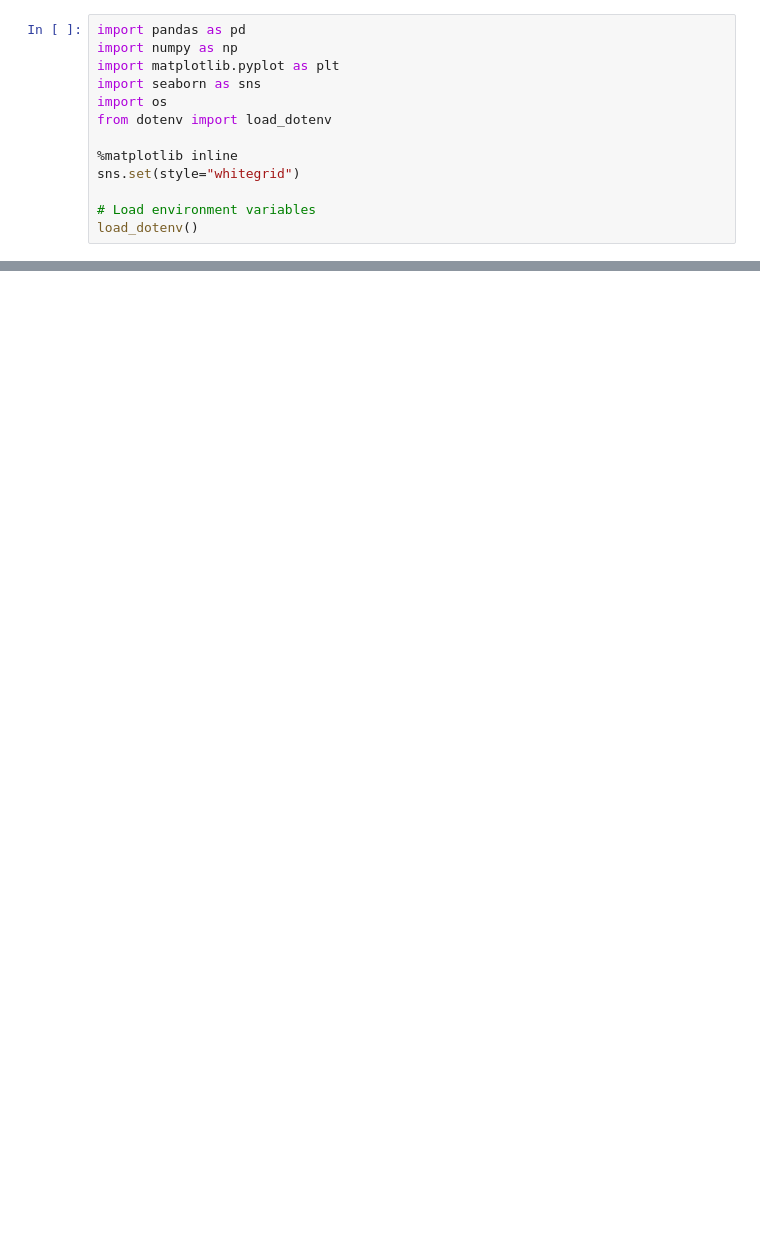
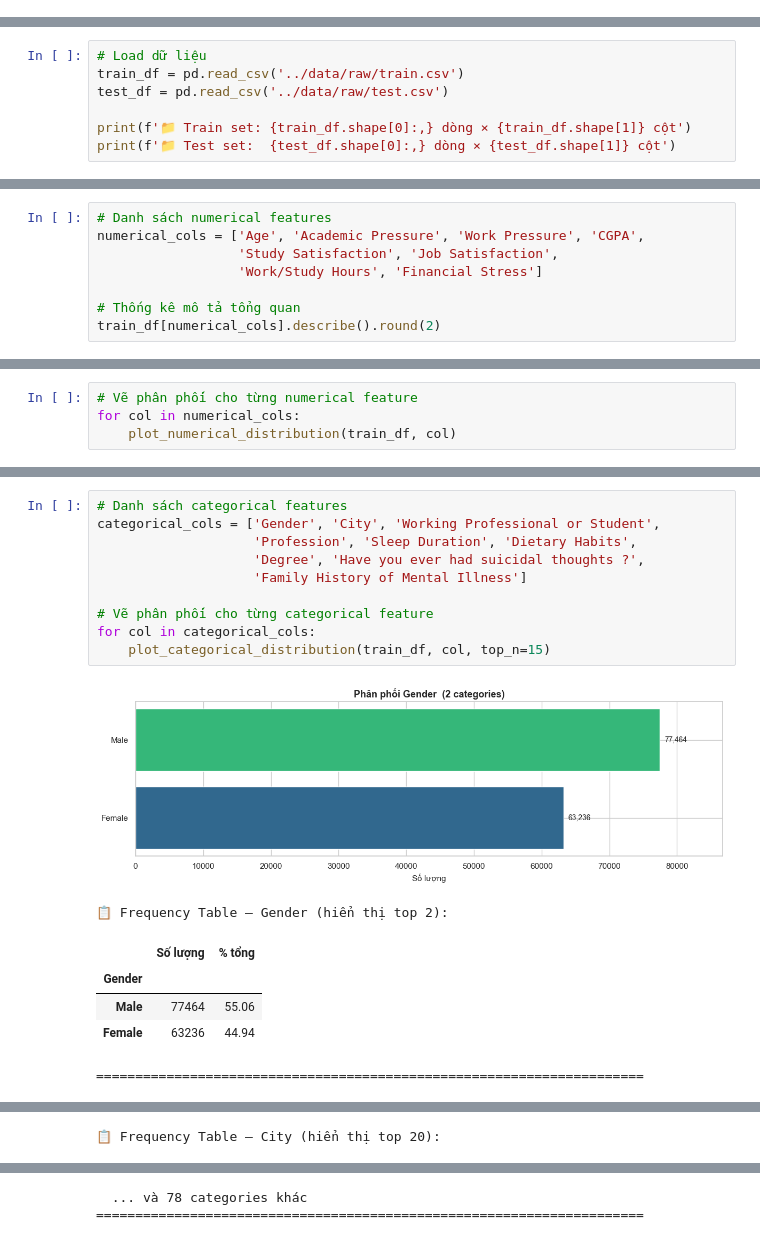
Before and after one commit to thkt2110/mental-health-depression-prediction, a Jupyter notebook: notebooks/01_eda.ipynb, the cells around one changed output, grey strips where cells are left out. Saved outputs shown, nothing was run; the diff lists cells and outputs as text; blank space fills up the shorter version.

Commit message:
feat(eda): add explorating data analysis

```diff
--- a/notebooks/01_eda.ipynb
+++ b/notebooks/01_eda.ipynb
@@ -14,13 +0,0 @@ This notebook focuses on exploring the raw dataset to understand its structure,
-# %%
-import pandas as pd
-import numpy as np
-import matplotlib.pyplot as plt
-import seaborn as sns
-import os
-from dotenv import load_dotenv
-
-%matplotlib inline
-sns.set(style="whitegrid")
-
-# Load environment variables
-load_dotenv()
@@ -46,0 +75,7 @@ Summary of findings from EDA...
+# %%
+# Load dữ liệu
+train_df = pd.read_csv('../data/raw/train.csv')
+test_df = pd.read_csv('../data/raw/test.csv')
+
+print(f'📁 Train set: {train_df.shape[0]:,} dòng × {train_df.shape[1]} cột')
+print(f'📁 Test set:  {test_df.shape[0]:,} dòng × {test_df.shape[1]} cột')
@@ -46,0 +246,8 @@ Summary of findings from EDA...
+# %%
+# Danh sách numerical features
+numerical_cols = ['Age', 'Academic Pressure', 'Work Pressure', 'CGPA',
+                  'Study Satisfaction', 'Job Satisfaction',
+                  'Work/Study Hours', 'Financial Stress']
+
+# Thống kê mô tả tổng quan
+train_df[numerical_cols].describe().round(2)
@@ -46,0 +264,4 @@ Summary of findings from EDA...
+# %%
+# Vẽ phân phối cho từng numerical feature
+for col in numerical_cols:
+    plot_numerical_distribution(train_df, col)
@@ -46,0 +334,18 @@ Summary of findings from EDA...
+# %%
+# Danh sách categorical features
+categorical_cols = ['Gender', 'City', 'Working Professional or Student',
+                    'Profession', 'Sleep Duration', 'Dietary Habits',
+                    'Degree', 'Have you ever had suicidal thoughts ?',
+                    'Family History of Mental Illness']
+
+# Vẽ phân phối cho từng categorical feature
+for col in categorical_cols:
+    plot_categorical_distribution(train_df, col, top_n=15)
+# %% [output]
+[figure, added]
+📋 Frequency Table — Gender (hiển thị top 2):
+|  | Số lượng | % tổng |
+| Gender |  |  |
+| Male | 77464 | 55.06 |
+| Female | 63236 | 44.94 |
+======================================================================
@@ -46,0 +353 @@ Summary of findings from EDA...
+📋 Frequency Table — City (hiển thị top 20):
@@ -46,0 +372,2 @@ Summary of findings from EDA...
+  ... và 78 categories khác
+======================================================================
```
Also changed, not shown: parts of 47 cells of this notebook, 6 other files.
